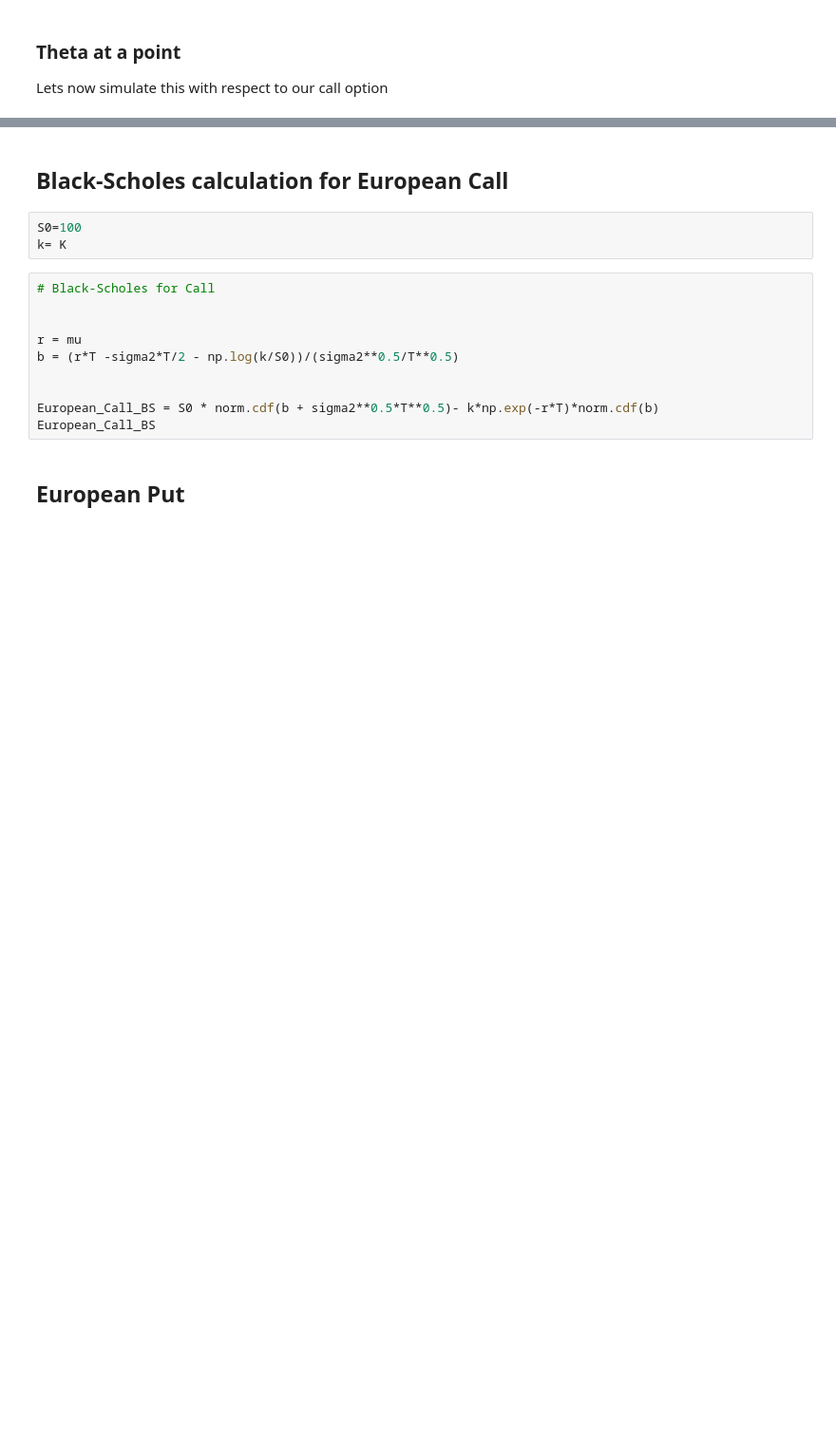
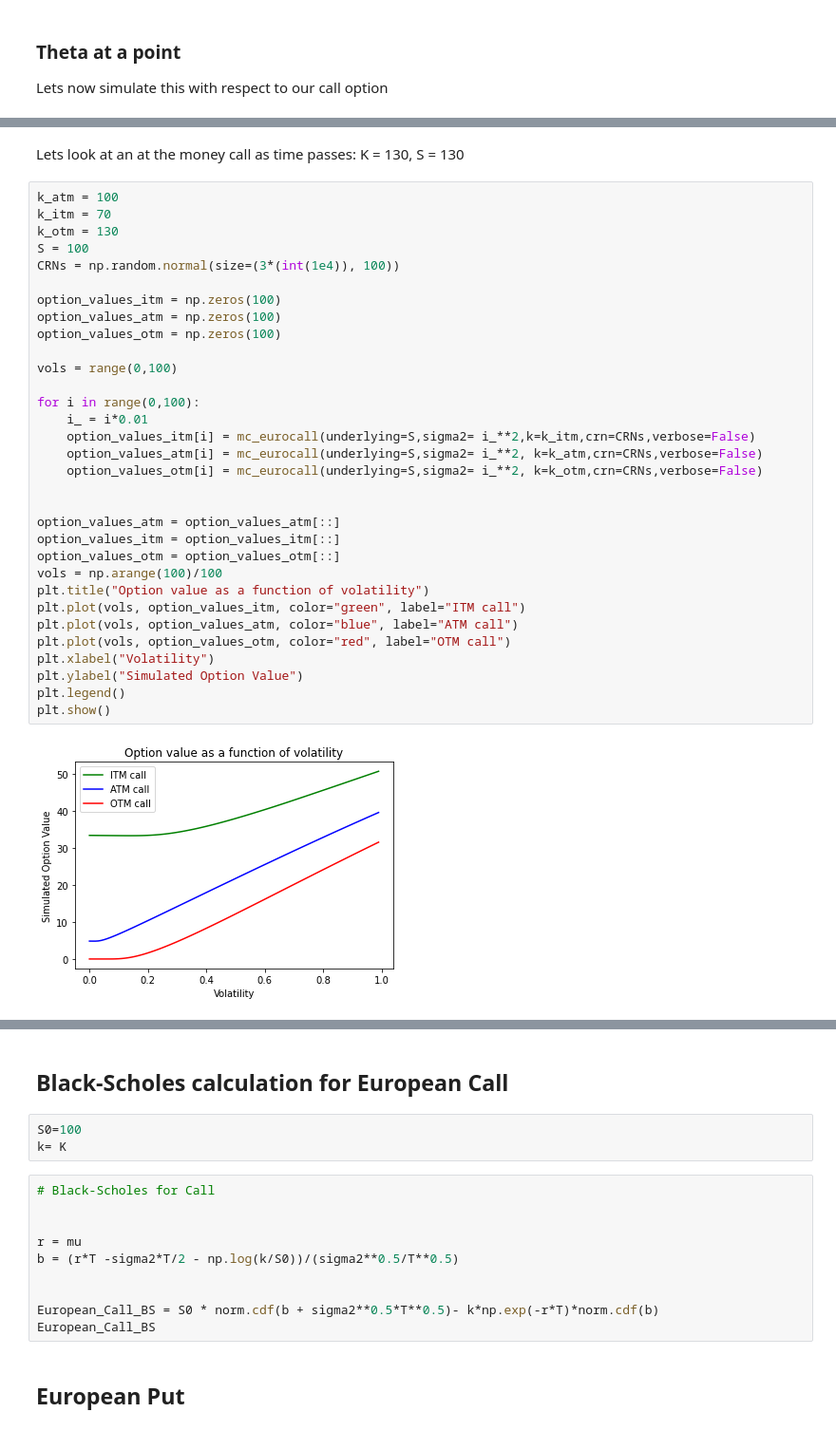
Before and after one commit to mrodek/ISYE6644-GRP236-OptionPricing, a Jupyter notebook: OptionsPricingSimulation.ipynb, the cells around one changed output, grey strips where cells are left out. Shown at 95% size. Saved outputs shown, nothing was run; the diff lists cells and outputs as text; blank space fills up the shorter version.

```diff
--- a/OptionsPricingSimulation.ipynb
+++ b/OptionsPricingSimulation.ipynb
@@ -394,0 +469,37 @@ plt.plot(thetas[::-1])
+# %% [markdown]
+Lets look at an at the money call as time passes:
+K = 130, S = 130
+# %%
+k_atm = 100
+k_itm = 70
+k_otm = 130
+S = 100
+CRNs = np.random.normal(size=(3*(int(1e4)), 100))
+
+option_values_itm = np.zeros(100)
+option_values_atm = np.zeros(100)
+option_values_otm = np.zeros(100)
+
+vols = range(0,100)
+
+for i in range(0,100):
+    i_ = i*0.01
+    option_values_itm[i] = mc_eurocall(underlying=S,sigma2= i_**2,k=k_itm,crn=CRNs,verbose=False)
+    option_values_atm[i] = mc_eurocall(underlying=S,sigma2= i_**2, k=k_atm,crn=CRNs,verbose=False)
+    option_values_otm[i] = mc_eurocall(underlying=S,sigma2= i_**2, k=k_otm,crn=CRNs,verbose=False)
+
+
+option_values_atm = option_values_atm[::]
+option_values_itm = option_values_itm[::]
+option_values_otm = option_values_otm[::]
+vols = np.arange(100)/100
+plt.title("Option value as a function of volatility")
+plt.plot(vols, option_values_itm, color="green", label="ITM call")
+plt.plot(vols, option_values_atm, color="blue", label="ATM call")
+plt.plot(vols, option_values_otm, color="red", label="OTM call")
+plt.xlabel("Volatility")
+plt.ylabel("Simulated Option Value")
+plt.legend()
+plt.show()
+# %% [output]
+[figure, added]
```
Also changed, not shown: parts of 29 cells of this notebook.
